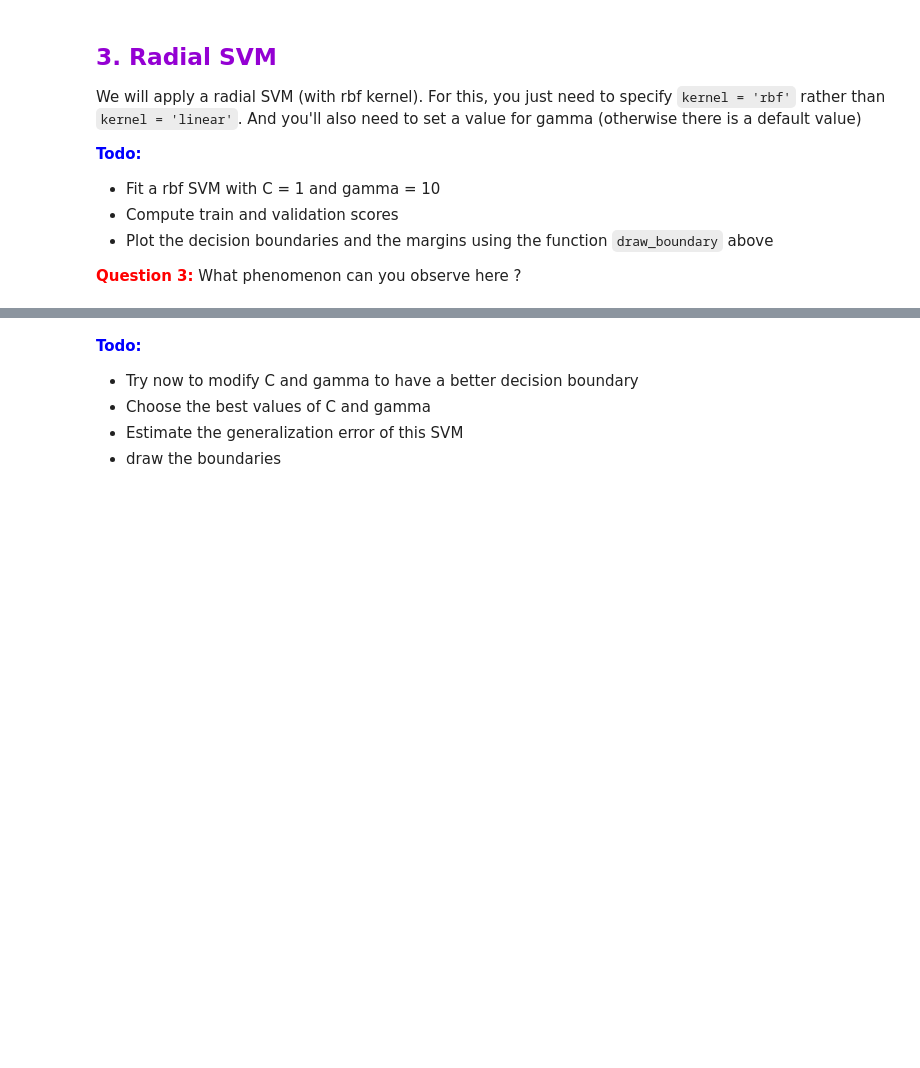
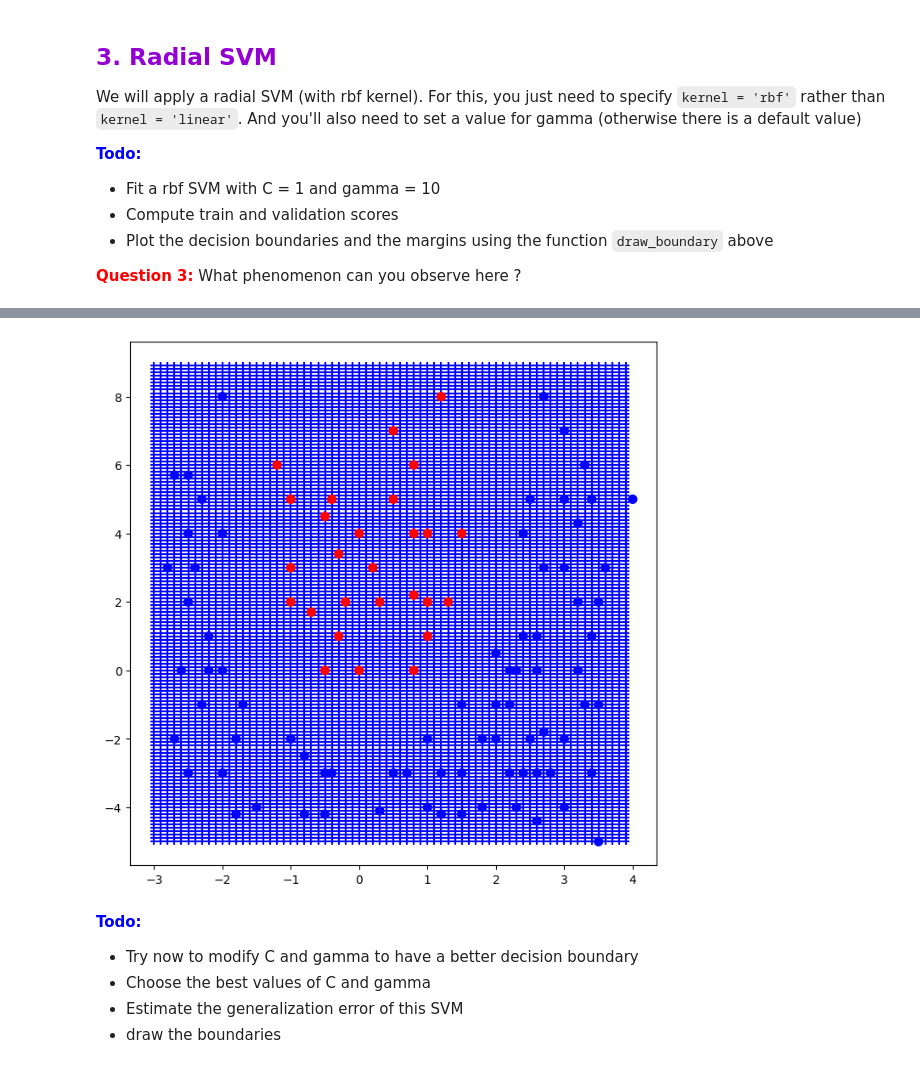
Before and after one commit to CodyAdam/TP-AA-SVM, a Jupyter notebook: TP2_SVM_student.ipynb, the cells around one changed output, grey strips where cells are left out. Cells and saved outputs as stored; diff of their text form; code cells hidden in the pictures; blank space fills up the shorter version.

```diff
--- a/TP2_SVM_student.ipynb
+++ b/TP2_SVM_student.ipynb
@@ -454,7 +569,9 @@ def draw_boundary(model, data, x_min, x_max, y_min, y_max):
     fig = plt.scatter(zz.iloc[:,0], zz.iloc[:,1], c = pred_zz, cmap = color_map, marker='+')
     fig = plt.scatter(data.iloc[:,0], data.iloc[:,1], s = 50, c = data.iloc[:,2], cmap = color_map)
 # %%
-draw_boundary(model_svm, train_set, -3,4,-5,9)
+draw_boundary(model_svm, X_data, -3, 4, -5, 9)
+# %% [output]
+[figure, added]
 # %% [markdown]
 <font color="blue">**Todo:**</font>
 - Try now to modify C and gamma to have a better decision boundary
```
Also changed, not shown: parts of 57 cells of this notebook.
